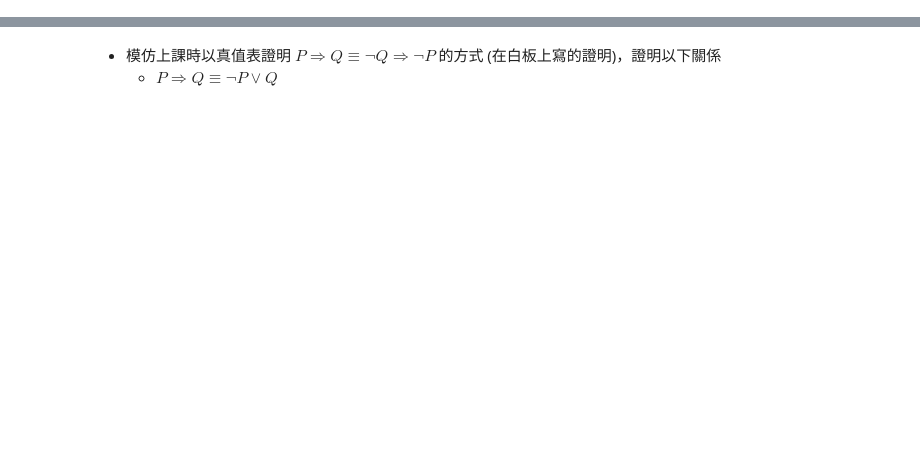
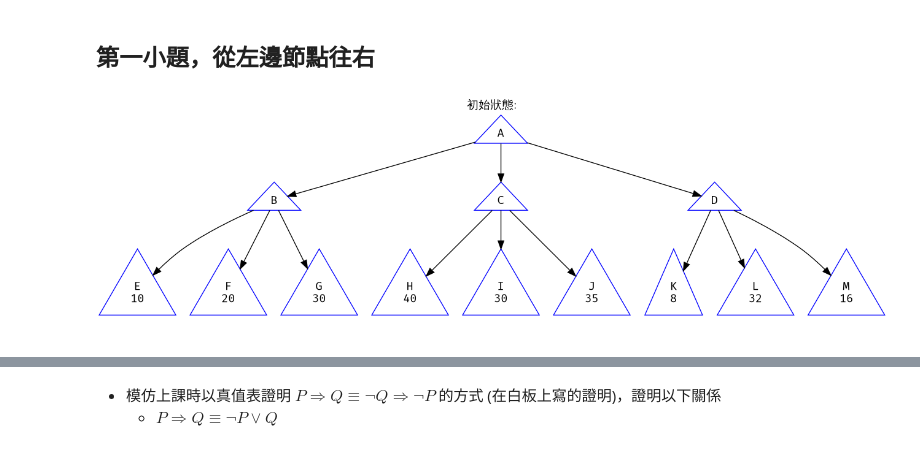
Before and after one commit to cchuang1024/nccu-ai-2019s, a Jupyter notebook: week-06.ipynb, the cells around one changed output, grey strips where cells are left out. Cells and saved outputs as stored; diff of their text form; code cells hidden in the pictures; blank space fills up the shorter version.

```diff
--- a/week-06.ipynb
+++ b/week-06.ipynb
@@ -5,3 +5,45 @@
   - 提示：注意 AIMA Sec. 5.3.1 所講的 move ordering 問題
   - 假設我們在執行 AIMA 圖 5.7 演算法中 for each a in Action(state) do 的時候，都是從上面 game tree 左邊的節點開始、逐次往右搜尋的話，則上述哪一些 subtree 可以被忽略？說明原因。
   - 假設我們在執行 AIMA 圖 5.7 演算法中 for each a in Action(state) do 的時候，都是從上面 game tree 右邊的節點開始、逐次往左搜尋的話，則上述哪一些 subtree 可以被忽略？說明原因
+# %% [markdown]
+## 第一小題，從左邊節點往右
+# %%
+digraph {
+    labelloc = "t"
+    labelfontname = "文泉驛微米黑"
+    label = "初始狀態:"
+
+    node [fontname="Fira Mono"]
+
+    A[shape=triangle, label="A", color=blue]
+
+    B[shape=triangle, label="B", color=blue]
+    C[shape=triangle, label="C", color=blue]
+    D[shape=triangle, label="D", color=blue]
+
+    A->B
+    A->C
+    A->D
+
+    E[shape=triangle, label="E\n10", color=blue]
+    F[shape=triangle, label="F\n20", color=blue]
+    G[shape=triangle, label="G\n30", color=blue]
+    H[shape=triangle, label="H\n40", color=blue]
+    I[shape=triangle, label="I\n30", color=blue]
+    J[shape=triangle, label="J\n35", color=blue]
+    K[shape=triangle, label="K\n8", color=blue]
+    L[shape=triangle, label="L\n32", color=blue]
+    M[shape=triangle, label="M\n16", color=blue]
+
+    B->E
+    B->F
+    B->G
+    C->H
+    C->I
+    C->J
+    D->K
+    D->L
+    D->M
+}
+# %% [output]
+[figure, added]
```
Also changed, not shown: parts of 12 cells of this notebook, 1 other file.
